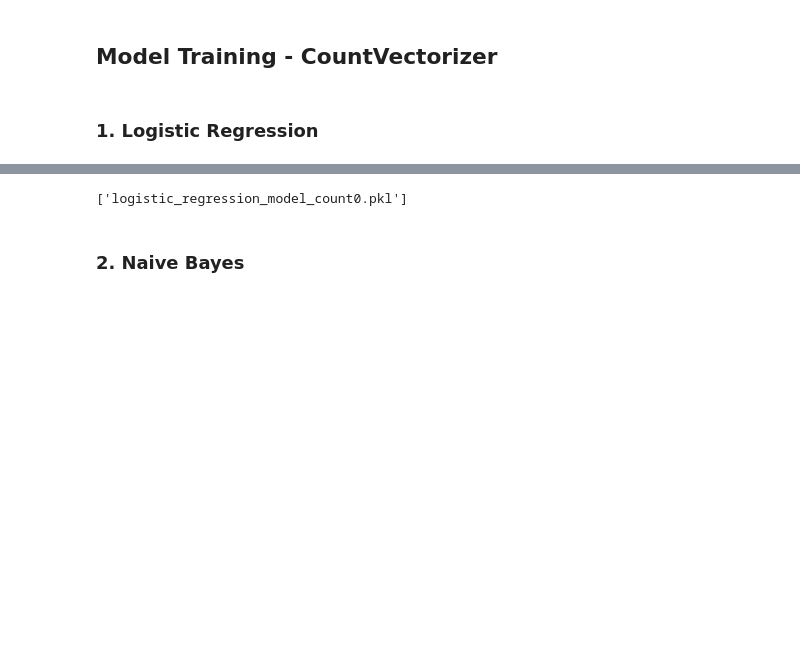
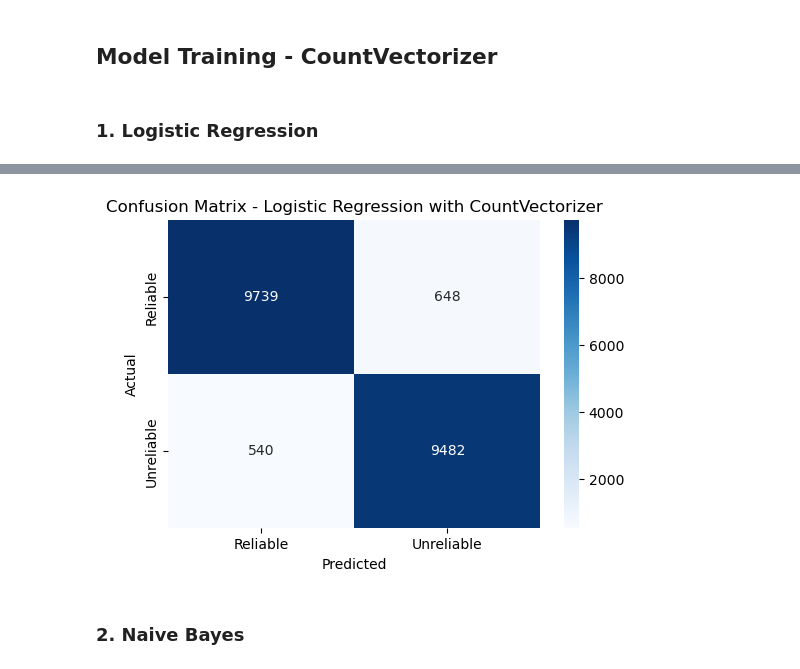
Before and after one commit to mondalsudipta/unreliable-news-detection-ML-LIME, a Jupyter notebook: unreliable news detection using LIME-CountVectorizer.ipynb, the cells around one changed output, grey strips where cells are left out. Cells and saved outputs as stored; diff of their text form; code cells hidden in the pictures; blank space fills up the shorter version.

```diff
--- a/unreliable news detection using LIME-CountVectorizer.ipynb
+++ b/unreliable news detection using LIME-CountVectorizer.ipynb
@@ -296,6 +312,6 @@ X_count = count_vect.fit_transform(X)
 # X_tfidf = tfidf_vect.fit_transform(X)
 # %%
 # Example of correct data splitting
-X_train_count, X_test_count, y_train, y_test = train_test_split(X_count, y, test_size=0.2, random_state=42)
+# X_train_count, X_test_count, y_train, y_test = train_test_split(X_count, y, test_size=0.2, random_state=42)
 # X_train_tfidf, X_test_tfidf, y_train, y_test = train_test_split(X_tfidf, y, test_size=0.2, random_state=42)
 # %%
@@ -385,9 +399,18 @@ weighted avg       0.94      0.94      0.94      4082
+# %%
+# Plot confusion matrix
+conf_matrix = conf_matrix_sum.astype(int)
+plt.figure(figsize=(6,4))
+sns.heatmap(conf_matrix, annot=True, fmt='d', cmap='Blues', xticklabels=['Reliable', 'Unreliable'], yticklabels=['Reliable', 'Unreliable'])
+plt.ylabel('Actual')
+plt.xlabel('Predicted')
+plt.title('Confusion Matrix - Logistic Regression with CountVectorizer')
+plt.show()
+# %% [output]
+[figure, added]
 # %%
 # Save the trained model to a file
 
-joblib.dump(log_reg_count, 'logistic_regression_model_count0.pkl')
+# joblib.dump(log_reg_count, 'logistic_regression_model_count0.pkl')
-# %% [output]
-['logistic_regression_model_count0.pkl']
 # %% [markdown]
 ### 2. Naive Bayes
 # %%
```
Also changed, not shown: parts of 26 cells of this notebook, 3 other files.
